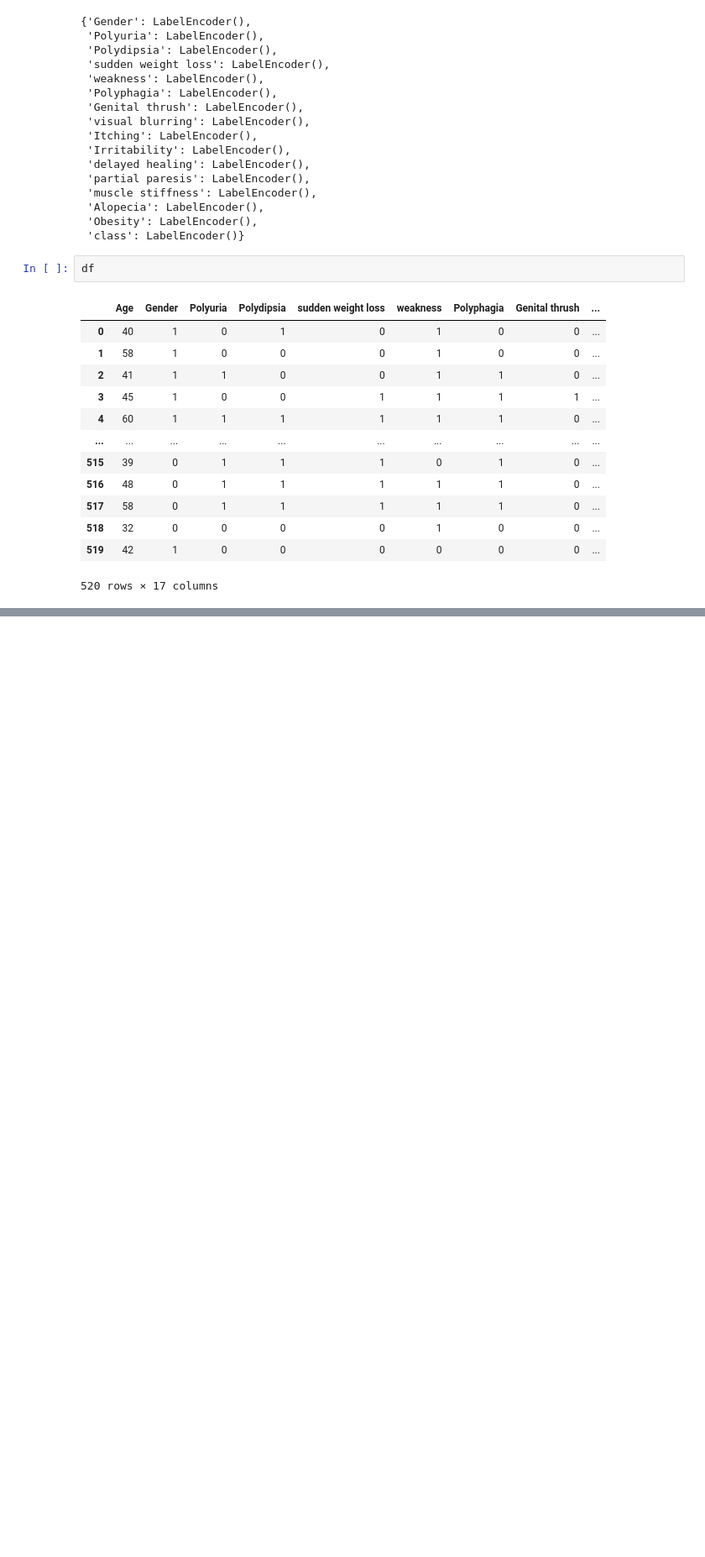
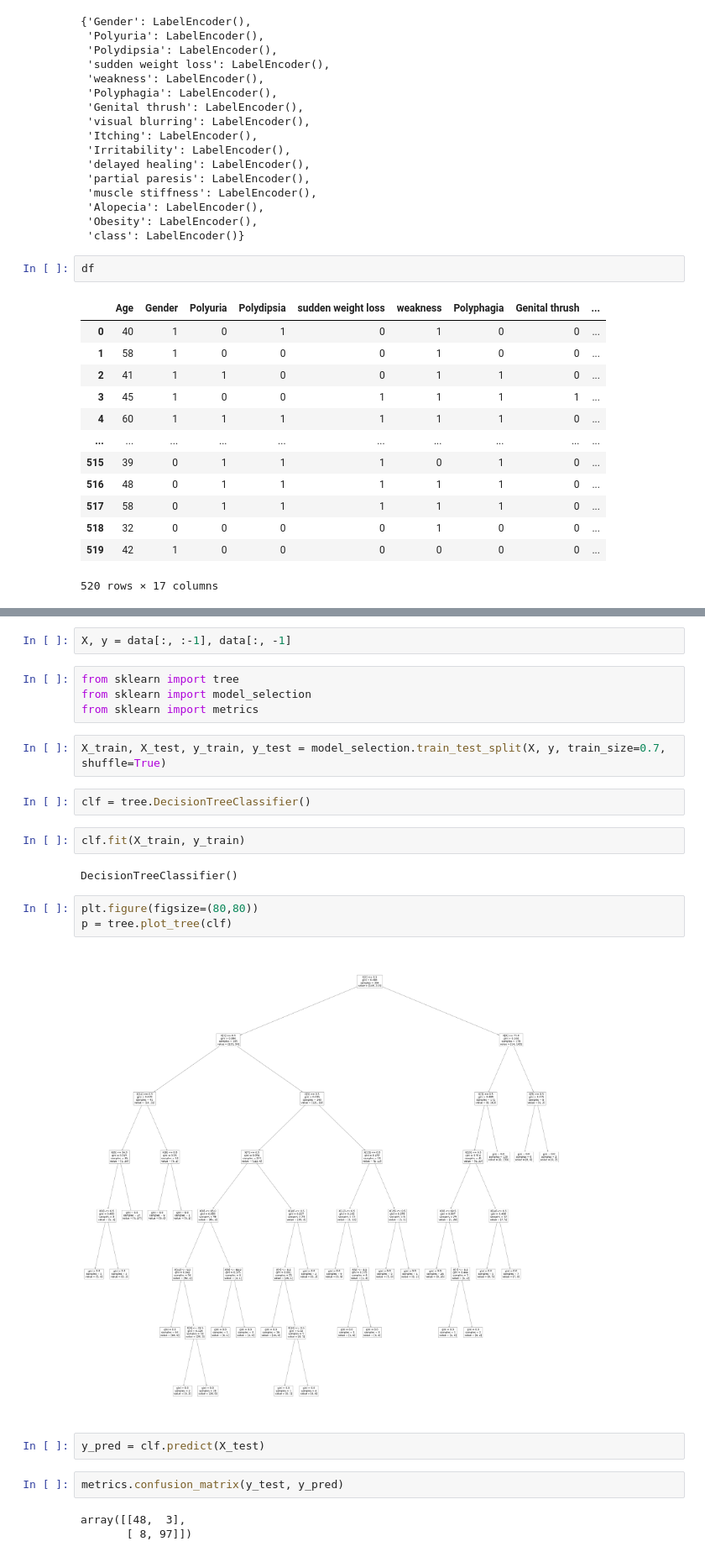
Before and after one commit to InzamamRahaman/COMP3605-2021, a Jupyter notebook: lab2/Classification.ipynb, the cells around one changed output, grey strips where cells are left out. Shown at 84% size. Drawn from its saved outputs; the diff is of its cells as text; blank space fills up the shorter version.

```diff
--- a/lab2/Classification.ipynb
+++ b/lab2/Classification.ipynb
@@ -88,0 +137,26 @@ df
+# %%
+X, y = data[:, :-1], data[:, -1]
+# %%
+from sklearn import tree
+from sklearn import model_selection
+from sklearn import metrics
+# %%
+X_train, X_test, y_train, y_test = model_selection.train_test_split(X, y, train_size=0.7, shuffle=True)
+# %%
+clf = tree.DecisionTreeClassifier()
+# %%
+clf.fit(X_train, y_train)
+# %% [output]
+DecisionTreeClassifier()
+# %%
+plt.figure(figsize=(80,80))
+p = tree.plot_tree(clf)
+# %% [output]
+[figure, added]
+# %%
+y_pred = clf.predict(X_test)
+# %%
+metrics.confusion_matrix(y_test, y_pred)
+# %% [output]
+array([[48,  3],
+       [ 8, 97]])
```
Also changed, not shown: parts of 24 cells of this notebook, 1 other file.
